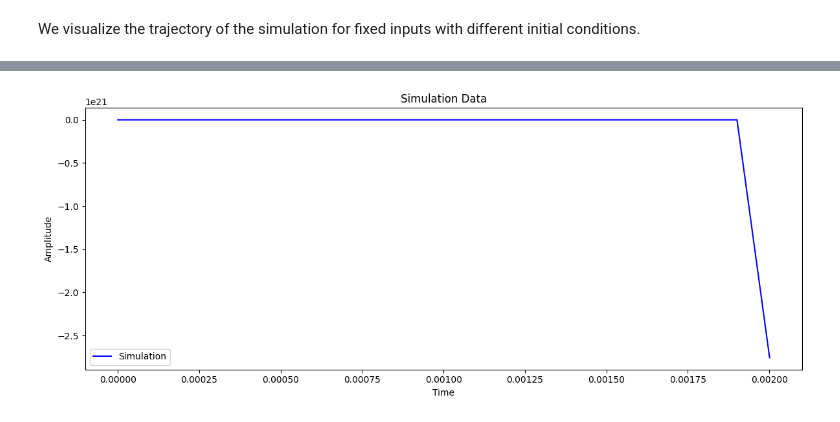
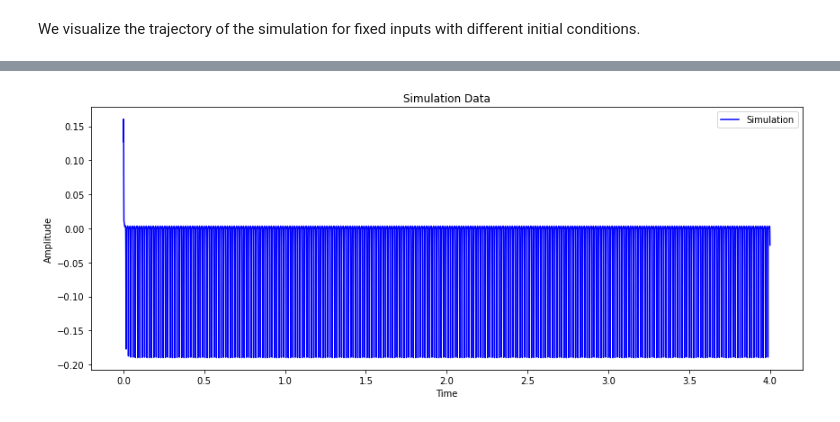
Before and after one commit to shivangrawat/perturbed_organics, a Jupyter notebook: examples/fixed_input_traj.ipynb, the cells around one changed output, grey strips where cells are left out. Saved outputs shown, nothing was run; the diff lists cells and outputs as text; code cells hidden in the pictures.

Commit message:
added code to check for oscillations or stable fixed points

```diff
--- a/examples/fixed_input_traj.ipynb
+++ b/examples/fixed_input_traj.ipynb
@@ -41,7 +42,7 @@ Wyy = torch.eye(N) + utils.generate_matrix(N=N, matrix_type='goe_symmetric', s=N
 # define the time vector
 tau_min = min(torch.min(tauA), torch.min(tauY))
 tau_max= max(torch.max(tauA), torch.max(tauY))
-chunk_time = 50 * tau_max  # Simulate in chunks of 50 * tau_max
+chunk_time = 100 * tau_max  # Simulate in chunks of 50 * tau_max
 dt = 0.05 * tau_min
 points = int(chunk_time / dt)  # Number of points per chunk
 t_chunk = torch.linspace(0, chunk_time, points)
@@ -48,10 +255,10 @@ t_chunk = torch.linspace(0, chunk_time, points)
 # %%
-# model_name = 'delocalized'
-model_name = 'localized'
+model_name = 'delocalized'
+# model_name = 'localized'
 input_norm = 0.01
 # initial_type = 'norm'
-initial_type = 'zero'
-# initial_type = 'first_order'
+# initial_type = 'zero'
+initial_type = 'first_order'
 
 z = utils.make_input_drive(N=N, input_type=model_name, input_norm=input_norm)
 
@@ -120,0 +281,32 @@ NameError: name 't' is not defined
+# %%
+max_loops = 20
+segment_time = 100 * tau_max  # as before
+condition_met = False
+total_traj = []
+
+for loop in range(max_loops):
+    traj_segment = sim_obj.simulate(t_chunk, y0=y0)
+    total_traj.append(traj_segment)
+    y0 = traj_segment[-1, :]
+
+    if is_diverging(traj_segment):
+        print("Trajectory diverges.")
+        condition_met = True
+        break
+    elif is_fixed_point(traj_segment):
+        print("Stable fixed point reached.")
+        condition_met = True
+        break
+    elif is_periodic(traj_segment[:, 0].detach().numpy()):
+        print("Oscillatory behavior detected.")
+        condition_met = True
+        break
+    # elif is_oscillatory(traj_segment[:, 0].detach().numpy()):
+    #     print("Oscillatory behavior detected.")
+    #     condition_met = True
+    #     break
+
+# combine all the trajectories
+total_traj = torch.cat(total_traj, dim=0)
+
+t = torch.linspace(0, (loop + 1) * chunk_time, total_traj.shape[0])
@@ -121,19 +355,19 @@ NameError: name 't' is not defined
 # %%
 # Assume idx, t, sim, z_func, model.kwargs are already defined
 idx = 0
 
 # Create a figure with one subplot
 fig, ax = plt.subplots(figsize=(12, 5))
 
 # Plot the simulation data
-ax.plot(t, sim[:, idx].detach().numpy(), label='Simulation', color='blue')
+ax.plot(t, total_traj[:, idx].detach().numpy(), label='Simulation', color='blue')
 ax.set_title('Simulation Data')
 ax.set_xlabel('Time')
 ax.set_ylabel('Amplitude')
 ax.legend()
 # ax.grid(True)
 
 plt.tight_layout()
 plt.show()
 # %% [output]
-[figure, old version]
+[figure, new version]
```
Also changed, not shown: parts of 10 cells of this notebook.
